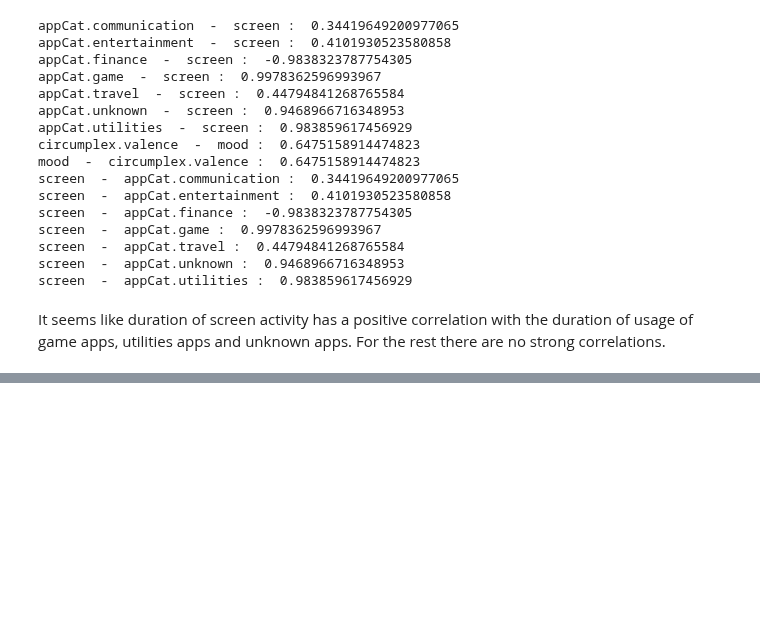
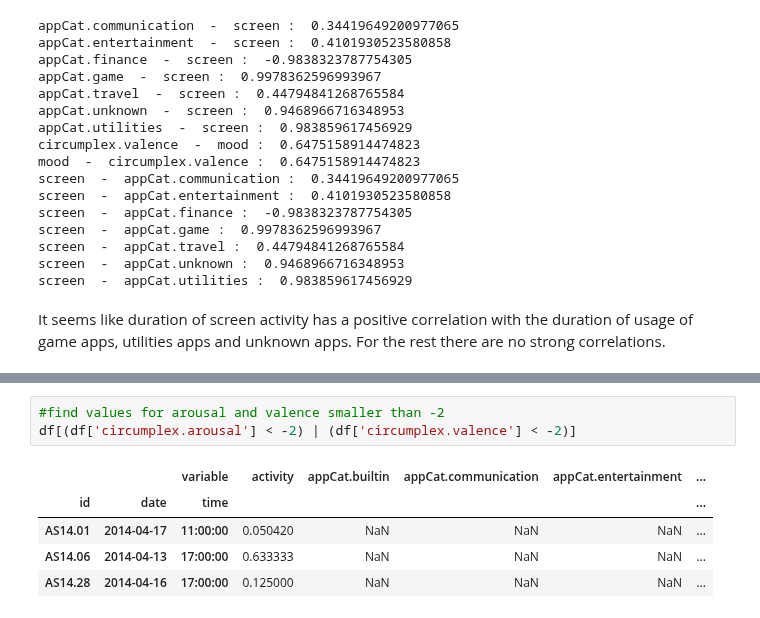
Before and after one commit to QST23/course_dmt, a Jupyter notebook: ass1/data_preparation.ipynb, the cells around one changed output, grey strips where cells are left out. Saved outputs shown, nothing was run; the diff lists cells and outputs as text; blank space fills up the shorter version.

```diff
--- a/ass1/data_preparation.ipynb
+++ b/ass1/data_preparation.ipynb
@@ -150,0 +278,9 @@ plt.show()
+# %%
+#find values for arousal and valence smaller than -2
+df[(df['circumplex.arousal'] < -2) | (df['circumplex.valence'] < -2)]
+# %% [output]
+|  |  | variable | activity | appCat.builtin | appCat.communication | appCat.entertainment | ... |
+| id | date | time |  |  |  |  | ... |
+| AS14.01 | 2014-04-17 | 11:00:00 | 0.050420 | NaN | NaN | NaN | ... |
+| AS14.06 | 2014-04-13 | 17:00:00 | 0.633333 | NaN | NaN | NaN | ... |
+| AS14.28 | 2014-04-16 | 17:00:00 | 0.125000 | NaN | NaN | NaN | ... |
```
Also changed, not shown: parts of 7 cells of this notebook, 1 other file.
